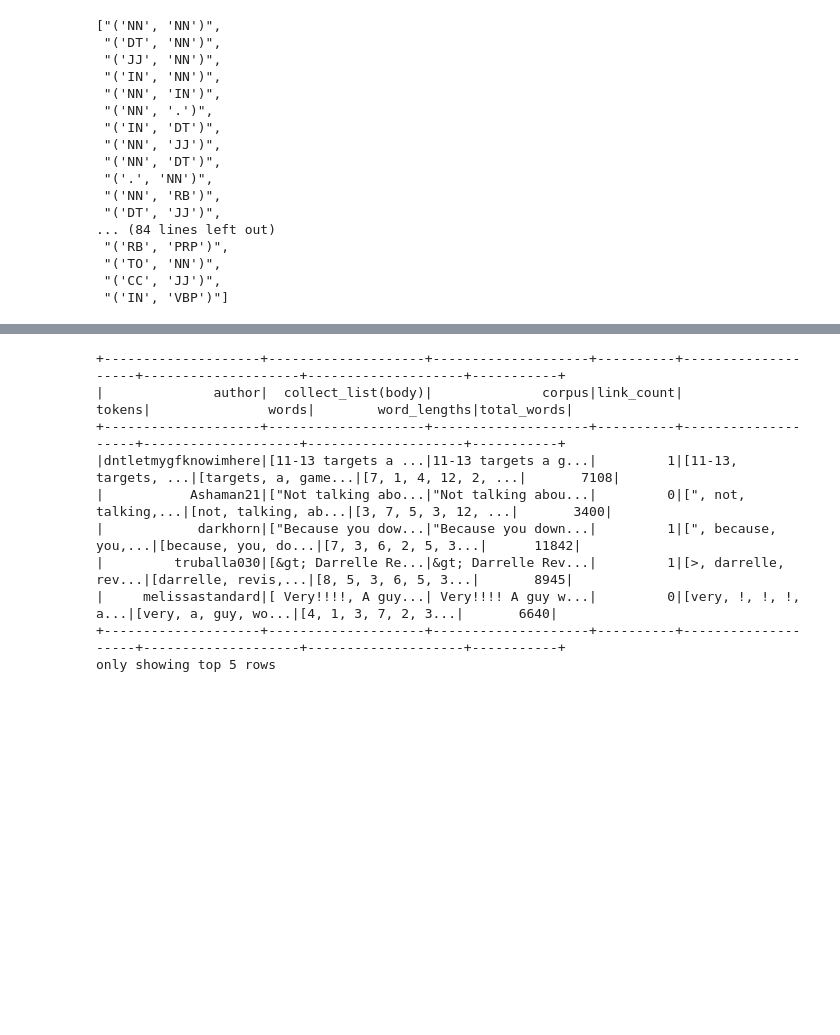
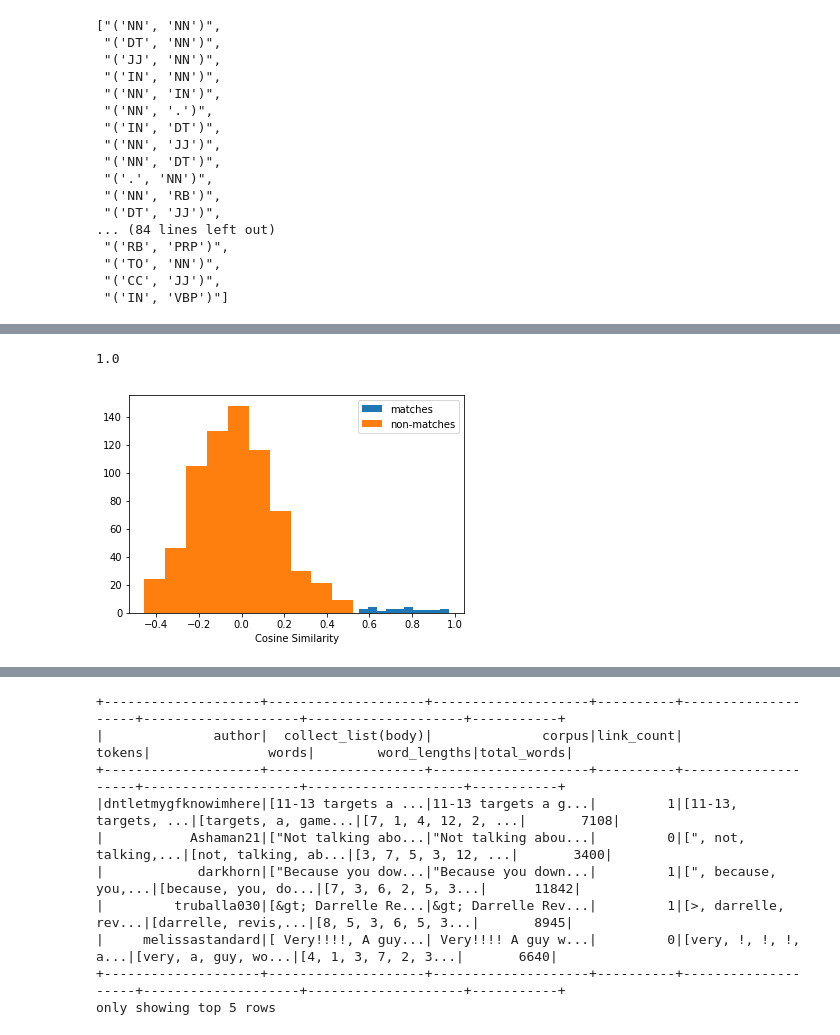
Before and after one commit to jabraunlin/reddit-user-id, a Jupyter notebook: cosines-Copy2.ipynb, the cells around one changed output, grey strips where cells are left out. Saved outputs shown, nothing was run; the diff lists cells and outputs as text; code cells hidden in the pictures; blank space fills up the shorter version.

Commit message:
matches added

```diff
--- a/cosines-Copy2.ipynb
+++ b/cosines-Copy2.ipynb
@@ -26,7 +26,7 @@ spark = (
 
 sc = spark.sparkContext
 # %%
-df = spark.read.json("*.json")
+df = spark.read.json("42_users.json")
 # %%
 new_df = df.groupby('author').agg(F.count('body'))
 authors = new_df.filter(new_df['count(body)']>500).select('author')
@@ -345,6 +310,8 @@ mask = mask.T
 matches = pdf.values[mask]
 non_matches = pdf.values[~mask]
 # %%
-non_mas = non_matches.reshape(41,-1)
+non_mas = non_matches.reshape(27,-1)
 non_mas_max = np.max(non_mas, axis=1)
 np.sum(matches > non_mas_max) / len(matches)
+# %% [output]
+1.0
@@ -354,2 +318,10 @@ plt.hist(non_matches)
+# %%
+plt.hist(matches , label='matches')
+plt.hist(non_matches, label='non-matches')
+plt.xlabel('Cosine Similarity')
+plt.legend()
+plt.savefig('match_distro.png')
+# %% [output]
+[figure, added]
 # %%
 plt.hist(matches - non_mas_max, bins=8)
```
Also changed, not shown: parts of 12 cells of this notebook, 3 other files.
